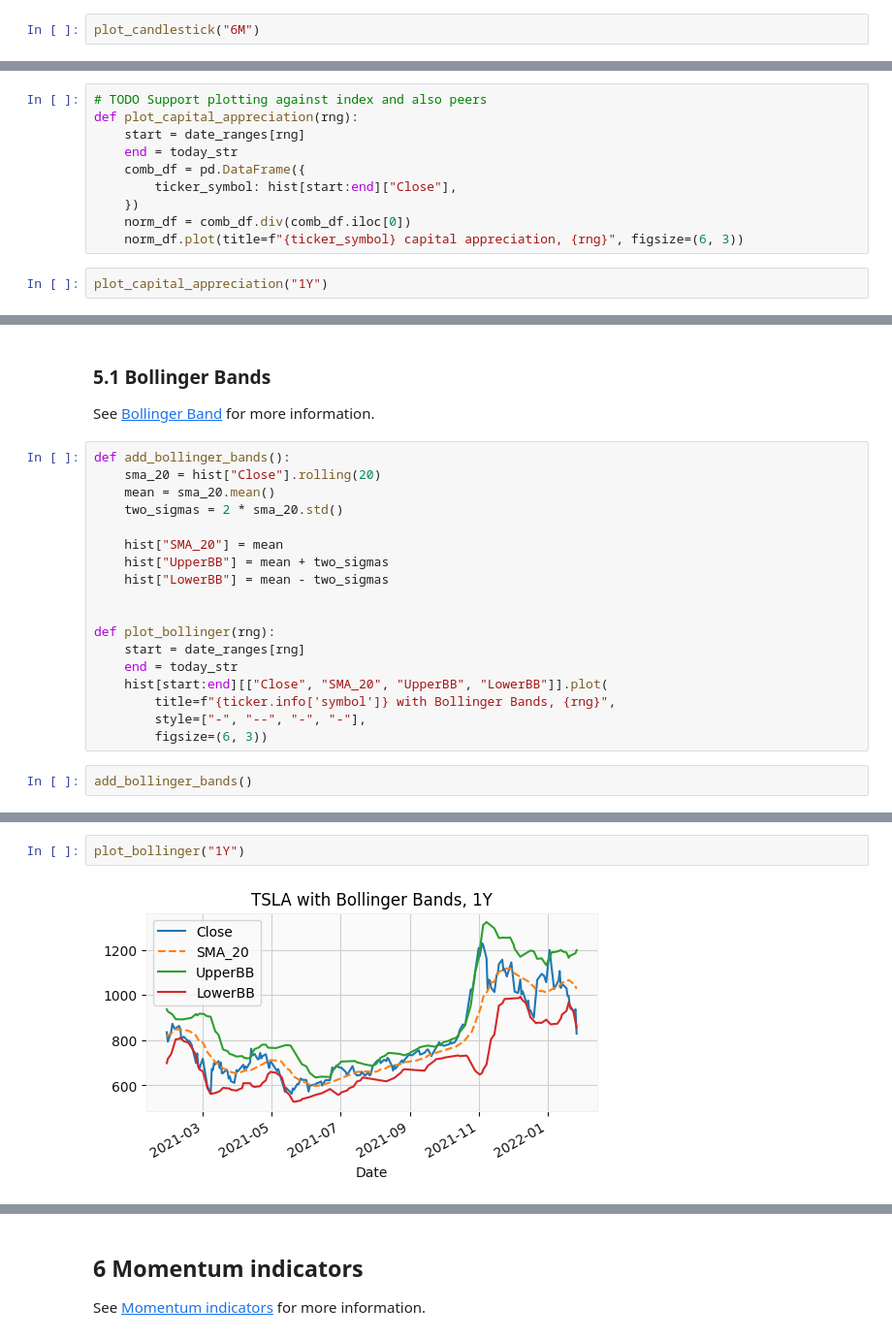
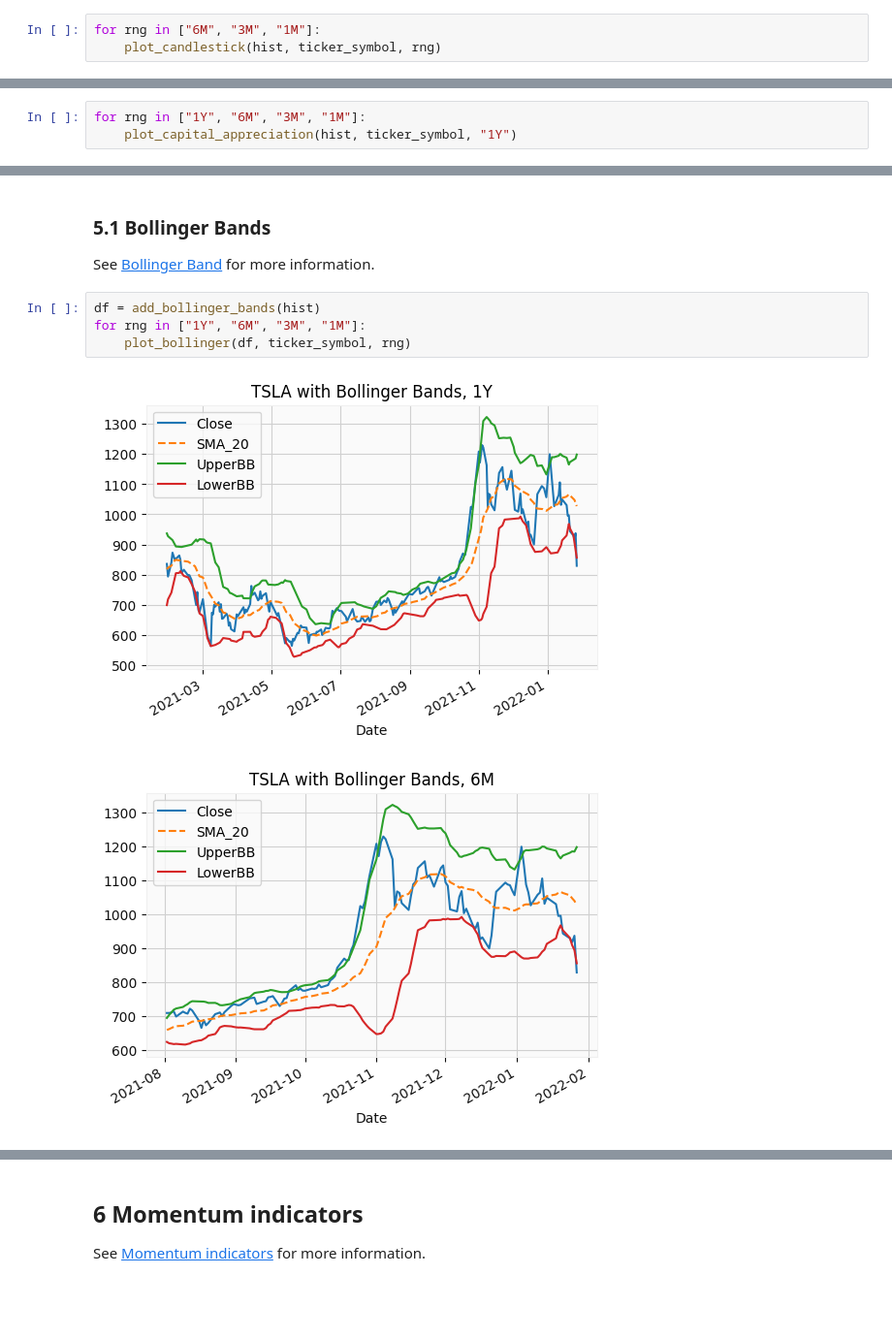
Before and after one commit to williewheeler/finance-demos, a Jupyter notebook: ta-papermill/out/ta-TSLA.ipynb, the cells around one changed output, grey strips where cells are left out. Shown at 97% size. Cells and saved outputs as stored; diff of their text form; blank space fills up the shorter version.

```diff
--- a/ta-papermill/out/ta-TSLA.ipynb
+++ b/ta-papermill/out/ta-TSLA.ipynb
@@ -77,4 +58,5 @@ def plot_candlestick(rng):
 # %%
-plot_candlestick("6M")
+for rng in ["6M", "3M", "1M"]:
+    plot_candlestick(hist, ticker_symbol, rng)
 # %% [output]
 [figure]
@@ -90,17 +66,8 @@ plot_candlestick("1M")
 ## 3 Capital appreciation
 
 See [Capital Appreciation](https://www.investopedia.com/terms/c/capitalappreciation.asp) for more information.
-# %%
-# TODO Support plotting against index and also peers
-def plot_capital_appreciation(rng):
-    start = date_ranges[rng]
-    end = today_str
-    comb_df = pd.DataFrame({
-        ticker_symbol: hist[start:end]["Close"],
-    })
-    norm_df = comb_df.div(comb_df.iloc[0])
-    norm_df.plot(title=f"{ticker_symbol} capital appreciation, {rng}", figsize=(6, 3))
 # %%
-plot_capital_appreciation("1Y")
+for rng in ["1Y", "6M", "3M", "1M"]:
+    plot_capital_appreciation(hist, ticker_symbol, "1Y")
 # %% [output]
 [figure]
@@ -147,23 +105,10 @@ plot_crossover("1Y")
 ### 5.1 Bollinger Bands
 
 See [Bollinger Band](https://www.investopedia.com/terms/b/bollingerbands.asp) for more information.
-# %%
-def add_bollinger_bands():
-    sma_20 = hist["Close"].rolling(20)
-    mean = sma_20.mean()
-    two_sigmas = 2 * sma_20.std()
-
-    hist["SMA_20"] = mean
-    hist["UpperBB"] = mean + two_sigmas
-    hist["LowerBB"] = mean - two_sigmas
-
-
-def plot_bollinger(rng):
-    start = date_ranges[rng]
-    end = today_str
-    hist[start:end][["Close", "SMA_20", "UpperBB", "LowerBB"]].plot(
-        title=f"{ticker.info['symbol']} with Bollinger Bands, {rng}",
-        style=["-", "--", "-", "-"],
-        figsize=(6, 3))
 # %%
-add_bollinger_bands()
+df = add_bollinger_bands(hist)
+for rng in ["1Y", "6M", "3M", "1M"]:
+    plot_bollinger(df, ticker_symbol, rng)
+# %% [output]
+[figure, added]
+[figure, added]
@@ -170,4 +116,0 @@ add_bollinger_bands()
-# %%
-plot_bollinger("1Y")
-# %% [output]
-[figure, removed]
```
Also changed, not shown: parts of 22 cells of this notebook, 14 other files.
